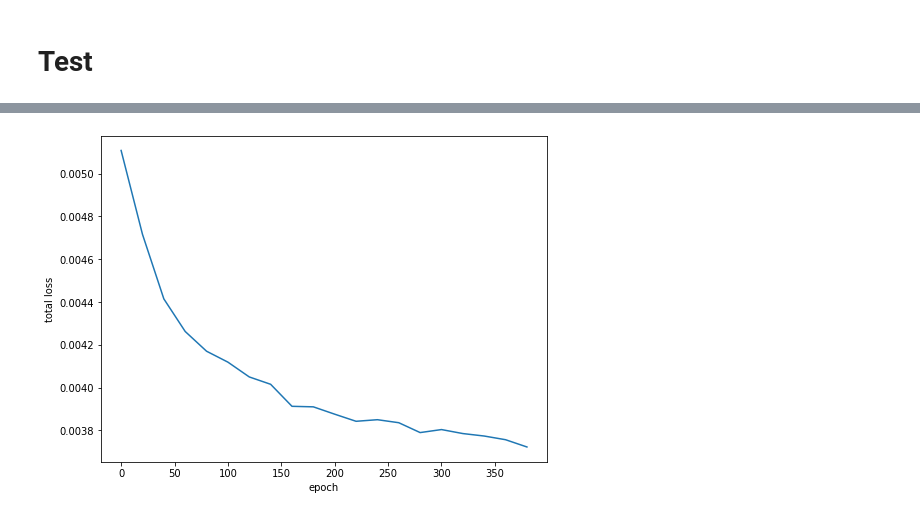
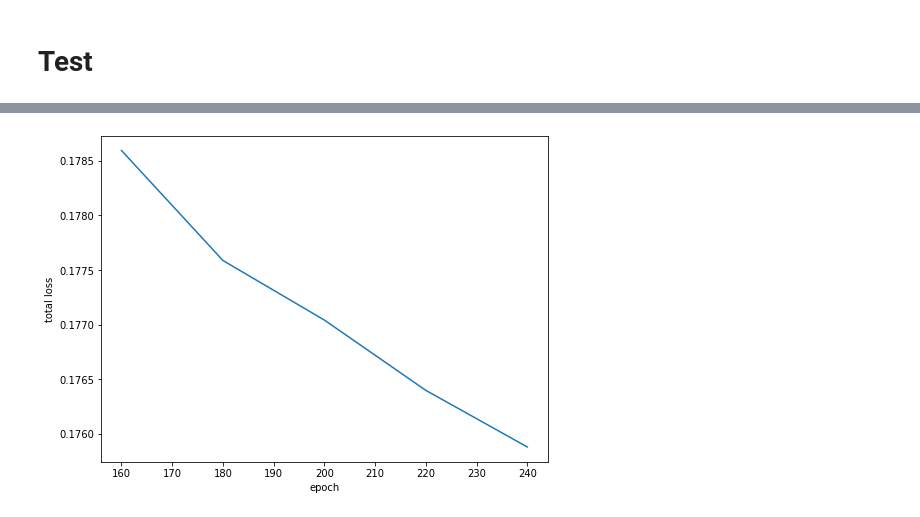
Before and after one commit to Armin-Saadat/rnn-registration-old, a Jupyter notebook: kian_test.ipynb, the cells around one changed output, grey strips where cells are left out. Cells and saved outputs as stored; diff of their text form; code cells hidden in the pictures.

```diff
--- a/kian_test.ipynb
+++ b/kian_test.ipynb
@@ -61,2 +68,4 @@ def get_dataloader(images, labels, batch_size, shuffle=False, pin_memory=False,
 dataloader = get_dataloader(images, labels, args.batch_size)
 dice_loss_func = losses.Dice().loss
+# %%
+img, lbs = next(iter(dataloader))
@@ -117,5 +148,5 @@ class REG_RNN(nn.Module):
 # %%
-model = REG_RNN(dataloader.dataset.image_size)
+model = Unet_ConvLSTM(dataloader.dataset.image_size)
 model.to('cuda')
 model.eval()
 # %% [output]
@@ -137,8 +168,23 @@ REG_RNN(
   (spatial_transformer): SpatialTransformer()
 )
 # %%
-base = '/HDD/kian/saved-models/'
-model_folder = '30/'
-snap_shot = '0400'
+base = '/HDD/kian/saved-models/DIR1/'
+model_folder = '807/'
+snap_shot = '0250'
 PATH = f'{base}{model_folder}{snap_shot}.pt'
-model.load_state_dict(torch.load(PATH))
+checkpoint = torch.load(PATH)
+model.load_state_dict(checkpoint['model_state_dict'])
+
+def dice(y_true, y_pred):
+    zero = torch.zeros_like(y_true)
+    one = torch.ones_like(y_true)
+    y_true = torch.where(y_true > 0, one, zero)
+    y_pred = torch.where(y_pred > 0, one, zero)
+
+    dices = []
+    for i in range(y_true.shape[0]):
+        a, b = y_true[i], y_pred[i]
+        top = 2 * np.multiply(a, b).sum()
+        bottom = a.sum() + b.sum()
+        dices.append(top / bottom)
+    return dices
@@ -214,3 +235,0 @@ mean: 0.9071883 , std: 0.010060351
-# %%
-import json
-tmet = json.load(open(f'{base}{model_folder}/train_metrics.json'))
@@ -217,12 +249,15 @@ tmet = json.load(open(f'{base}{model_folder}/train_metrics.json'))
 # %%
+import json
+tmet = json.load(open(f'{base}{model_folder}train_metrics.json'))
+
 eps, loss = [], []
 for m in tmet:
     eps.append(m.get('epoch'))
-    loss.append(m.get('epoch_loss_sim'))
+    loss.append(m.get('epoch_loss'))
 plt.figure(figsize=(8, 6))
 plt.plot(eps, loss);
 plt.xlabel('epoch')
 plt.ylabel('total loss');
 # plt.title('model trained with SGD (lr: 0.001  momentum: 0.9)');
 # %% [output]
-[figure, old version]
+[figure, new version]
```
Also changed, not shown: parts of 14 cells of this notebook, 1 other file.
